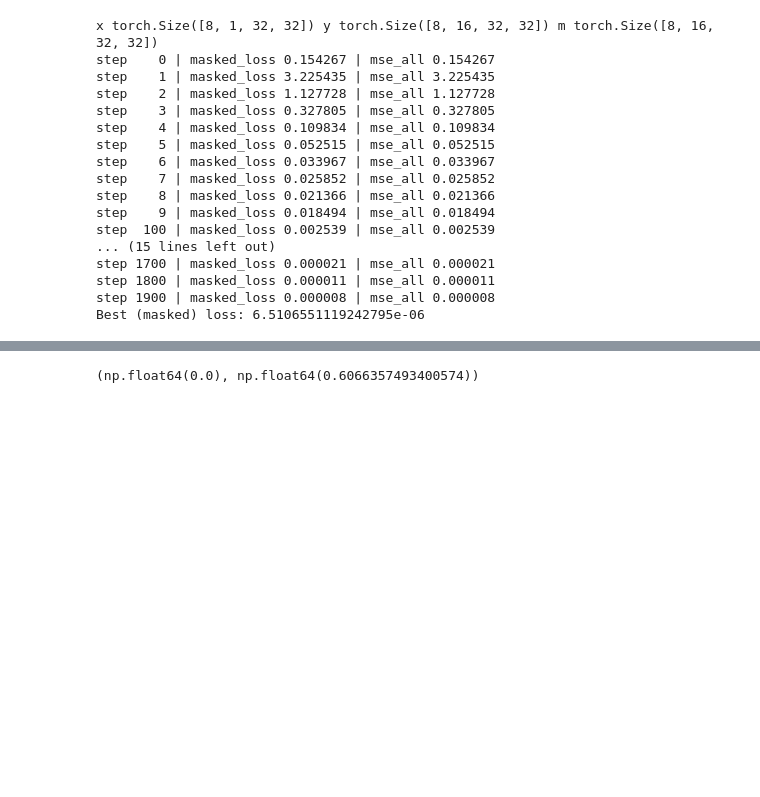
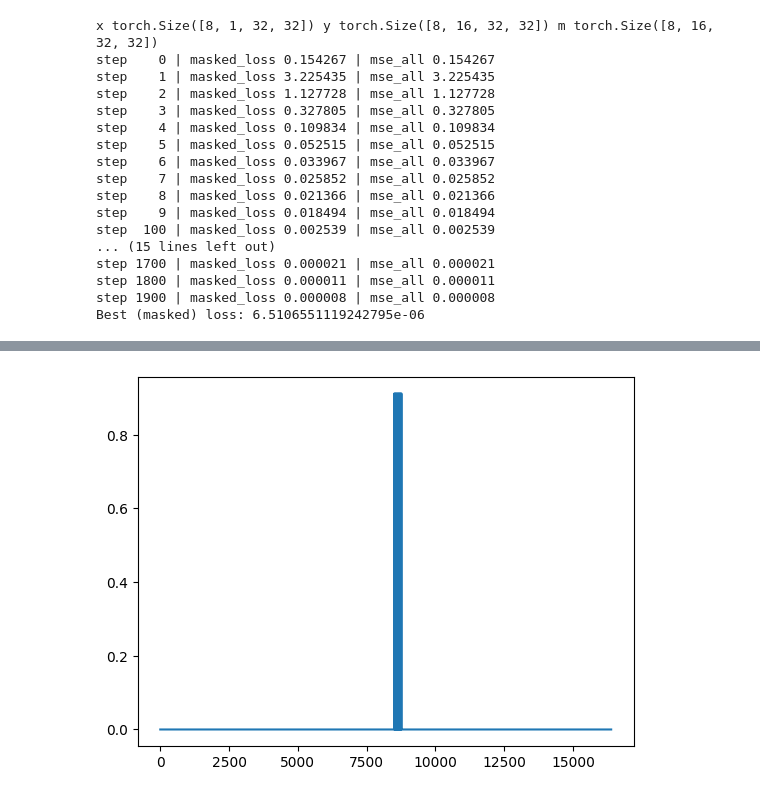
Before and after one commit to Exascale-Systems/geai, a Jupyter notebook: archive/debugger.ipynb, the cells around one changed output, grey strips where cells are left out. Drawn from its saved outputs; the diff is of its cells as text; code cells hidden in the pictures; blank space fills up the shorter version.

```diff
--- a/archive/debugger.ipynb
+++ b/archive/debugger.ipynb
@@ -440,18 +644,18 @@ Loaded trained model from checkpoints/overfit.pt
 # %%
 import matplotlib.pyplot as plt
 from pathlib import Path
 
-path = Path("data/overfit.h5")
-sample, rx, gz, shape, ind, true, mesh = inspect_truth(path, seed_index=0)
+path = Path("data/singleblock.h5")
+sample, rx, gz, shape, ind, true, mesh = inspect_truth(path, seed_index=va_indices[0])
 stats = compute_stats(str(path))
 # plot_topography(rx)
 # plot_gravity_measurements(rx, gz)
 true.min(), true.max()
 
-# plt.plot(true)
-# plt.show()
+plt.plot(true)
+plt.show()
 # %% [output]
-(np.float64(0.0), np.float64(0.6066357493400574))
+[figure, added]
 # %%
 import matplotlib.pyplot as plt
 
```
Also changed, not shown: parts of 8 cells of this notebook, 8 other files.
